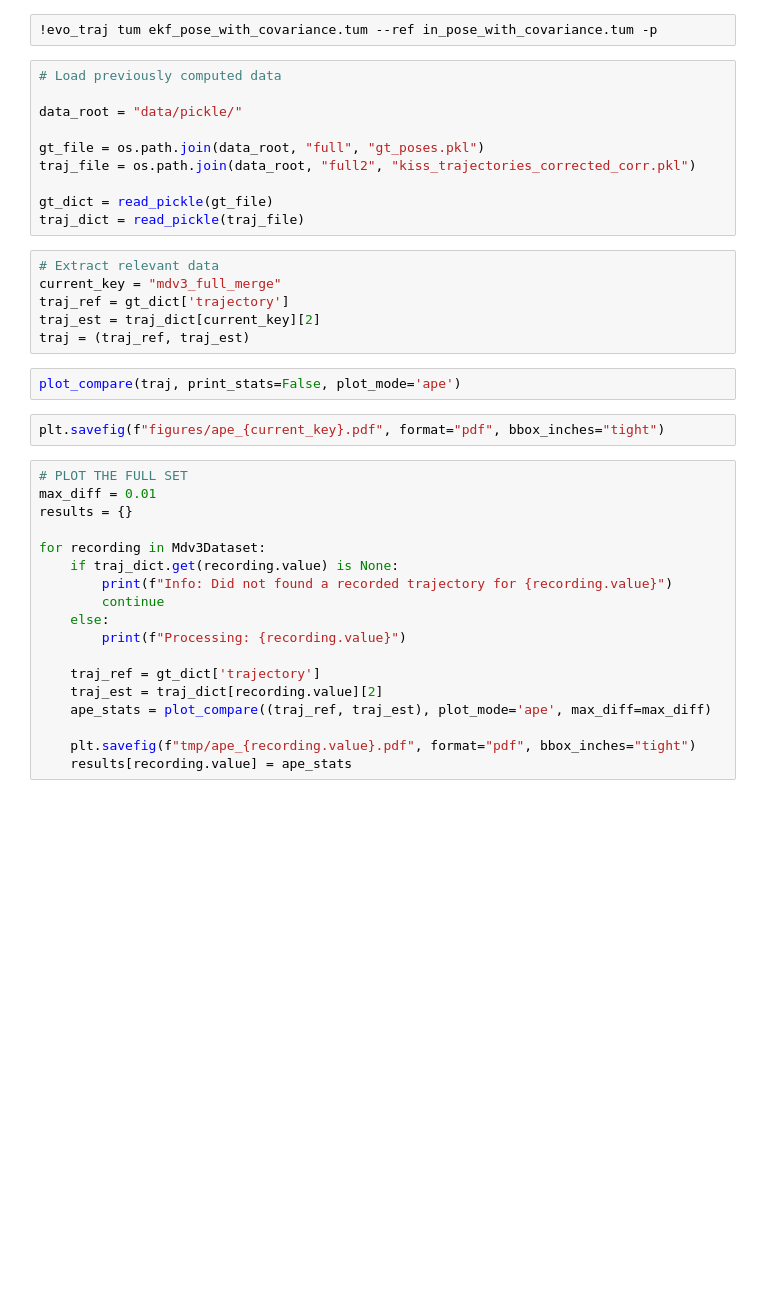
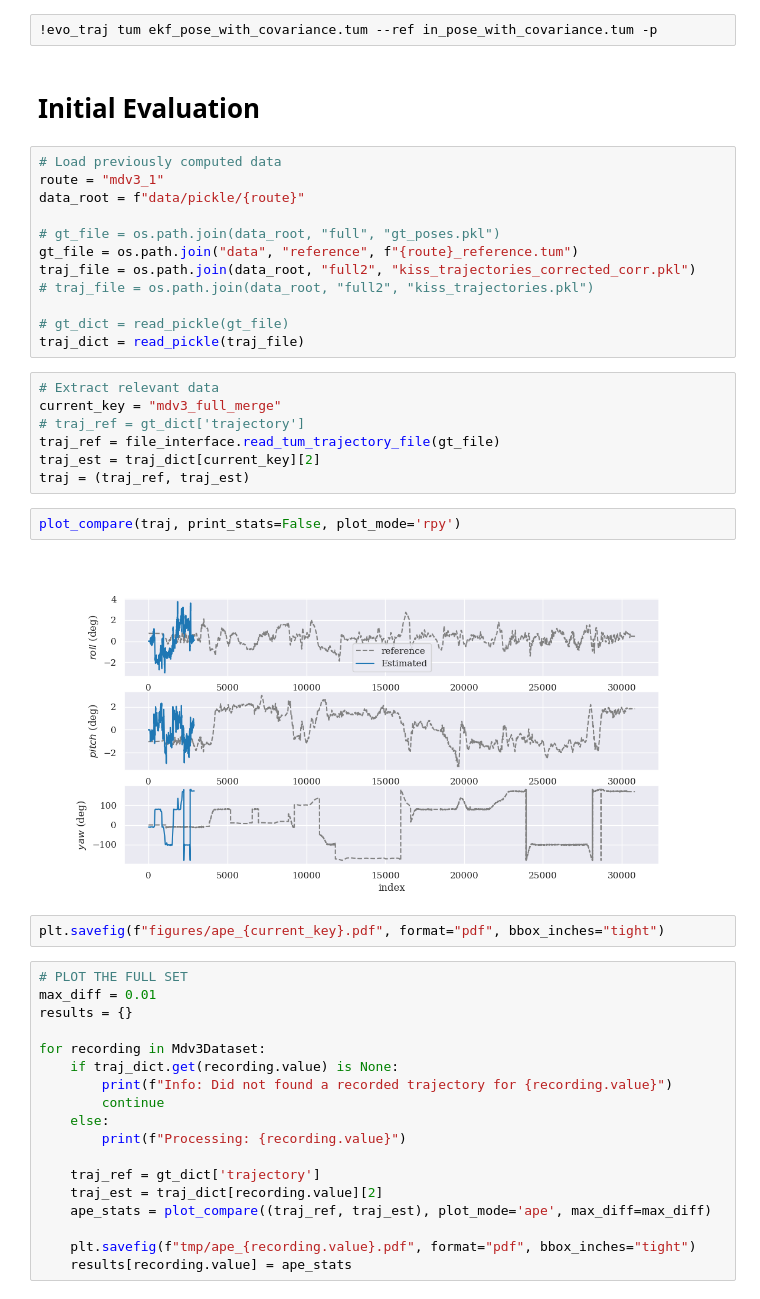
Before and after one commit to Jul310/kiss-icp, a Jupyter notebook: tum_eval/mdv3_evaluation.ipynb, the cells around one changed output. Drawn from its saved outputs; the diff is of its cells as text; blank space fills up the shorter version.

```diff
--- a/tum_eval/mdv3_evaluation.ipynb
+++ b/tum_eval/mdv3_evaluation.ipynb
@@ -22,23 +27,30 @@ from tools.tum_definitions import *
 # %%
 !evo_traj tum ekf_pose_with_covariance.tum --ref in_pose_with_covariance.tum -p
+# %% [markdown]
+# Initial Evaluation
 # %%
 # Load previously computed data
+route = "mdv3_1"
+data_root = f"data/pickle/{route}"
 
-data_root = "data/pickle/"
+# gt_file = os.path.join(data_root, "full", "gt_poses.pkl")
+gt_file = os.path.join("data", "reference", f"{route}_reference.tum")
+traj_file = os.path.join(data_root, "full2", "kiss_trajectories_corrected_corr.pkl")
+# traj_file = os.path.join(data_root, "full2", "kiss_trajectories.pkl")
 
-gt_file = os.path.join(data_root, "full", "gt_poses.pkl")
-traj_file = os.path.join(data_root, "full2", "kiss_trajectories_corrected_corr.pkl")
-
-gt_dict = read_pickle(gt_file)
+# gt_dict = read_pickle(gt_file)
 traj_dict = read_pickle(traj_file)
 # %%
 # Extract relevant data
 current_key = "mdv3_full_merge"
-traj_ref = gt_dict['trajectory']
+# traj_ref = gt_dict['trajectory']
+traj_ref = file_interface.read_tum_trajectory_file(gt_file)
 traj_est = traj_dict[current_key][2]
 traj = (traj_ref, traj_est)
 # %%
-plot_compare(traj, print_stats=False, plot_mode='ape')
+plot_compare(traj, print_stats=False, plot_mode='rpy')
+# %% [output]
+[figure, added]
 # %%
 plt.savefig(f"figures/ape_{current_key}.pdf", format="pdf", bbox_inches="tight")
 # %%
```
Also changed, not shown: parts of 7 cells of this notebook, 8 other files.
